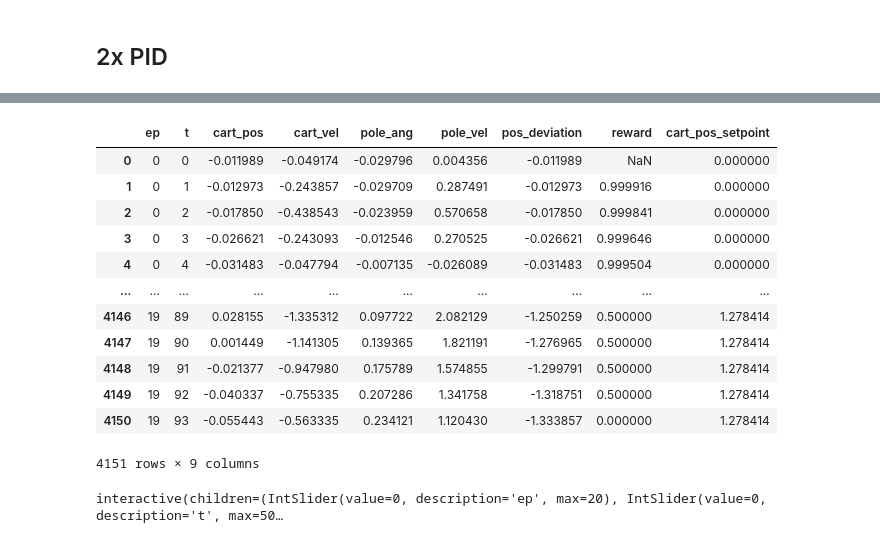
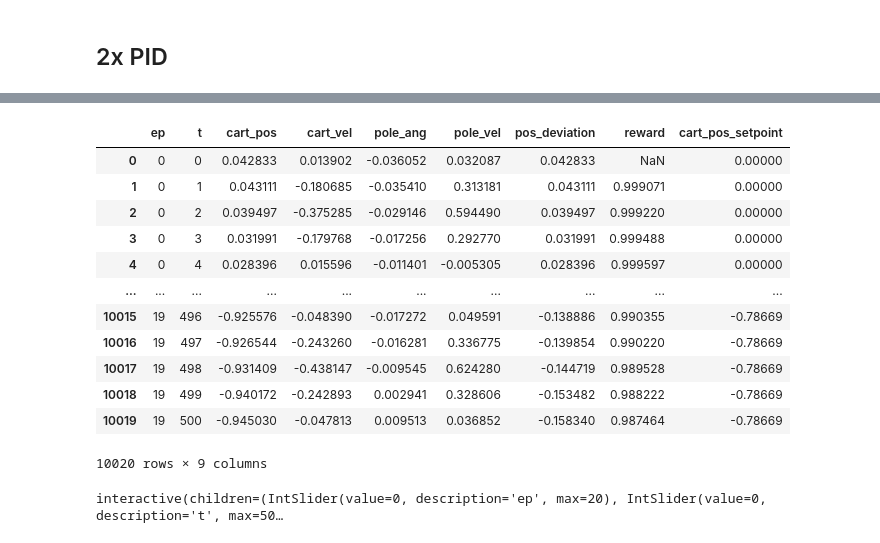
Before and after one commit to mirkoruether/studienarbeit-ml-controls, a Jupyter notebook: cartpole/cartpole-pid.ipynb, the cells around one changed output, grey strips where cells are left out. Drawn from its saved outputs; the diff is of its cells as text; code cells hidden in the pictures.

```diff
--- a/cartpole/cartpole-pid.ipynb
+++ b/cartpole/cartpole-pid.ipynb
@@ -60,23 +60,23 @@ EP = 0
 fig = cprender.lineplot(df, ep=EP, incl_velo=False)
 fig.show()
 # %%
-agent = cppid.PidAgent((0.15, 0.2, 0.02), (0.04, 0.0, 0.00))
+agent = cppid.PidAgent((0.15, 0.2, 0.02), (0.01, 0.0, 0.00))
 df = cpagent.execute_cartpole(agent, env=cpenvs.MovingCartpoleEnv())
 df
 # %% [output]
 |  | ep | t | cart_pos | cart_vel | pole_ang | pole_vel | pos_deviation | reward | cart_pos_setpoint |
-| 0 | 0 | 0 | -0.011989 | -0.049174 | -0.029796 | 0.004356 | -0.011989 | NaN | 0.000000 |
-| 1 | 0 | 1 | -0.012973 | -0.243857 | -0.029709 | 0.287491 | -0.012973 | 0.999916 | 0.000000 |
-| 2 | 0 | 2 | -0.017850 | -0.438543 | -0.023959 | 0.570658 | -0.017850 | 0.999841 | 0.000000 |
-| 3 | 0 | 3 | -0.026621 | -0.243093 | -0.012546 | 0.270525 | -0.026621 | 0.999646 | 0.000000 |
-| 4 | 0 | 4 | -0.031483 | -0.047794 | -0.007135 | -0.026089 | -0.031483 | 0.999504 | 0.000000 |
+| 0 | 0 | 0 | 0.042833 | 0.013902 | -0.036052 | 0.032087 | 0.042833 | NaN | 0.00000 |
+| 1 | 0 | 1 | 0.043111 | -0.180685 | -0.035410 | 0.313181 | 0.043111 | 0.999071 | 0.00000 |
+| 2 | 0 | 2 | 0.039497 | -0.375285 | -0.029146 | 0.594490 | 0.039497 | 0.999220 | 0.00000 |
+| 3 | 0 | 3 | 0.031991 | -0.179768 | -0.017256 | 0.292770 | 0.031991 | 0.999488 | 0.00000 |
+| 4 | 0 | 4 | 0.028396 | 0.015596 | -0.011401 | -0.005305 | 0.028396 | 0.999597 | 0.00000 |
 | ... | ... | ... | ... | ... | ... | ... | ... | ... | ... |
-| 4146 | 19 | 89 | 0.028155 | -1.335312 | 0.097722 | 2.082129 | -1.250259 | 0.500000 | 1.278414 |
-| 4147 | 19 | 90 | 0.001449 | -1.141305 | 0.139365 | 1.821191 | -1.276965 | 0.500000 | 1.278414 |
-| 4148 | 19 | 91 | -0.021377 | -0.947980 | 0.175789 | 1.574855 | -1.299791 | 0.500000 | 1.278414 |
-| 4149 | 19 | 92 | -0.040337 | -0.755335 | 0.207286 | 1.341758 | -1.318751 | 0.500000 | 1.278414 |
-| 4150 | 19 | 93 | -0.055443 | -0.563335 | 0.234121 | 1.120430 | -1.333857 | 0.000000 | 1.278414 |
+| 10015 | 19 | 496 | -0.925576 | -0.048390 | -0.017272 | 0.049591 | -0.138886 | 0.990355 | -0.78669 |
+| 10016 | 19 | 497 | -0.926544 | -0.243260 | -0.016281 | 0.336775 | -0.139854 | 0.990220 | -0.78669 |
+| 10017 | 19 | 498 | -0.931409 | -0.438147 | -0.009545 | 0.624280 | -0.144719 | 0.989528 | -0.78669 |
+| 10018 | 19 | 499 | -0.940172 | -0.242893 | 0.002941 | 0.328606 | -0.153482 | 0.988222 | -0.78669 |
+| 10019 | 19 | 500 | -0.945030 | -0.047813 | 0.009513 | 0.036852 | -0.158340 | 0.987464 | -0.78669 |
-4151 rows × 9 columns
+10020 rows × 9 columns
 # %%
 _ = widgets.interact(
     lambda ep, t: cprender.render_cartpole_state_df(df, t, ep),
```
Also changed, not shown: parts of 2 cells of this notebook, 7 other files.
